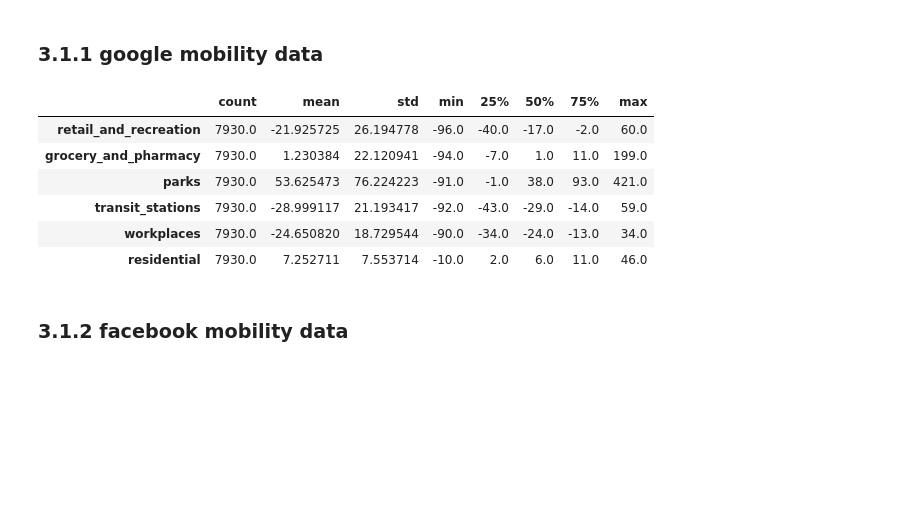
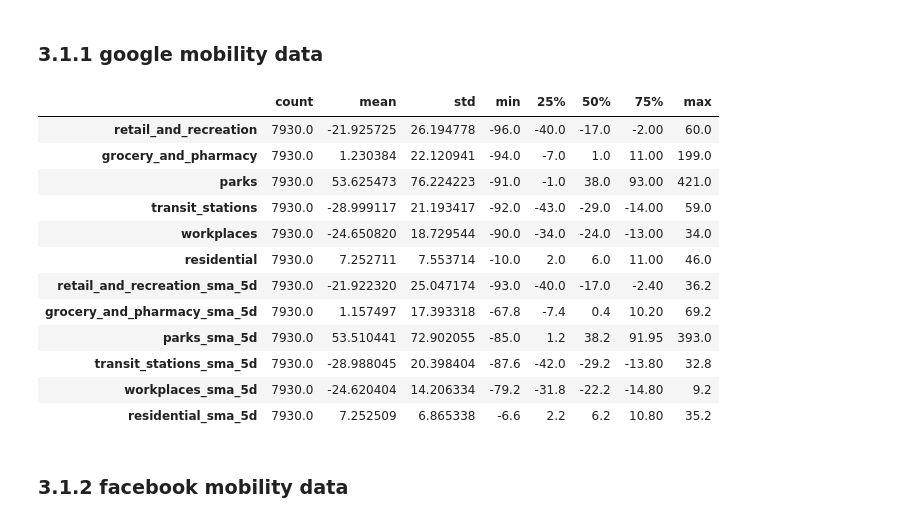
Before and after one commit to KevinSpurk/P03-how-to-predict-a-pandemic, a Jupyter notebook: P03_predict_covid19.ipynb, the cells around one changed output. Cells and saved outputs as stored; diff of their text form; code cells hidden in the pictures; blank space fills up the shorter version.

```diff
--- a/P03_predict_covid19.ipynb
+++ b/P03_predict_covid19.ipynb
@@ -440,19 +440,18 @@ data_g_mob['date'].isna().sum()
 0
 # %%
 # clean column names
-data_g_mob.columns = data_g_mob.columns.str.replace('_percent_change_from_baseline', '')
+data_mobility.columns = data_mobility.columns.str.replace('_percent_change_from_baseline', '')
 
 # rename country_region_code column
-g_mob_columns = list(data_g_mob.columns.values)
-
+g_mob_columns = list(data_mobility.columns.values)
 g_mob_new_columns = {col:col for col in g_mob_columns}
 g_mob_new_columns['country_region_code'] = 'location'
 
-data_g_mob = data_g_mob.rename(columns=g_mob_new_columns)
+data_mobility = data_mobility.rename(columns=g_mob_new_columns)
 
 # rename locations into iso3 format
 for key, val in tgt_countries.items():
-    for i in range(len(data_g_mob)):
-        if key == data_g_mob['location'].iloc[i]:
-            data_g_mob['location'].iloc[i] = val[2]
+    for i in range(len(data_mobility)):
+        if key == data_mobility['location'].iloc[i]:
+            data_mobility['location'].iloc[i] = val[2]
 # %%
@@ -483,5 +484,5 @@ g_mob_timeframe
 | 12 | SWE | 2020-02-15 | 2021-11-17 | 642 | 642 |
 # %%
 # picking only df entries between Mar 2020 and Oct 2021
-data_g_mob = df_timeframe_limit(data_g_mob, 'date', '2020-03-01', '2021-10-31')
+data_mobility = df_timeframe_limit(data_mobility, 'date', '2020-03-01', '2021-10-31')
 # %%
@@ -514,4 +510,4 @@ data_g_mob[data_g_mob['grocery_and_pharmacy'].isna()]
 # %%
 # interpolating null values
-g_mob_full = timeseries_interpolation_clustered(df=data_g_mob, timeframe='date', cluster_by='location', method='polynomial', order=2)
+data_mobility = timeseries_interpolation_clustered(df=data_mobility, timeframe='date', cluster_by='location', method='polynomial', order=2)
 # %%
@@ -529,16 +525,11 @@ dtype: int64
 # %% [markdown]
 ### 2.1.4 feature additions
 # %%
-from pyf.preprocessing import timeseries_clustered_sma, df_date_to_season
+# add season column
+data_mobility = df_date_to_season(data_mobility, 'date')
 
 # add columns with simple moving averages (5 days) of features
-g_mob_full = timeseries_clustered_sma(df=g_mob_full, columns=sma_columns, cluster_by='location', timeframe='date', nod=5)
+data_mobility_sma = timeseries_clustered_sma(df=data_mobility, cluster_by='location', timeframe='date', nod=5)
 
-# TODO
-
-# interpolation of first 4 days in sma columns
-
-
-
-# add season column
-g_mob_full = df_date_to_season(g_mob_full, 'date')
+# interpolation of NaNs in first 4 days in sma columns
+data_mobility_sma = timeseries_interpolation_clustered(df=data_mobility_sma, timeframe='date', cluster_by='location', method='backfill', limit_direction='backward')
@@ -876,15 +883,21 @@ g_trends_covid.head()
 # %% [markdown]
 ### 3.1.1 google mobility data
 # %%
-g_mob_full.describe().T
+data_mobility_sma.describe().T
 # %% [output]
 |  | count | mean | std | min | 25% | 50% | 75% | max |
-| retail_and_recreation | 7930.0 | -21.925725 | 26.194778 | -96.0 | -40.0 | -17.0 | -2.0 | 60.0 |
-| grocery_and_pharmacy | 7930.0 | 1.230384 | 22.120941 | -94.0 | -7.0 | 1.0 | 11.0 | 199.0 |
-| parks | 7930.0 | 53.625473 | 76.224223 | -91.0 | -1.0 | 38.0 | 93.0 | 421.0 |
-| transit_stations | 7930.0 | -28.999117 | 21.193417 | -92.0 | -43.0 | -29.0 | -14.0 | 59.0 |
-| workplaces | 7930.0 | -24.650820 | 18.729544 | -90.0 | -34.0 | -24.0 | -13.0 | 34.0 |
-| residential | 7930.0 | 7.252711 | 7.553714 | -10.0 | 2.0 | 6.0 | 11.0 | 46.0 |
+| retail_and_recreation | 7930.0 | -21.925725 | 26.194778 | -96.0 | -40.0 | -17.0 | -2.00 | 60.0 |
+| grocery_and_pharmacy | 7930.0 | 1.230384 | 22.120941 | -94.0 | -7.0 | 1.0 | 11.00 | 199.0 |
+| parks | 7930.0 | 53.625473 | 76.224223 | -91.0 | -1.0 | 38.0 | 93.00 | 421.0 |
+| transit_stations | 7930.0 | -28.999117 | 21.193417 | -92.0 | -43.0 | -29.0 | -14.00 | 59.0 |
+| workplaces | 7930.0 | -24.650820 | 18.729544 | -90.0 | -34.0 | -24.0 | -13.00 | 34.0 |
+| residential | 7930.0 | 7.252711 | 7.553714 | -10.0 | 2.0 | 6.0 | 11.00 | 46.0 |
+| retail_and_recreation_sma_5d | 7930.0 | -21.922320 | 25.047174 | -93.0 | -40.0 | -17.0 | -2.40 | 36.2 |
+| grocery_and_pharmacy_sma_5d | 7930.0 | 1.157497 | 17.393318 | -67.8 | -7.4 | 0.4 | 10.20 | 69.2 |
+| parks_sma_5d | 7930.0 | 53.510441 | 72.902055 | -85.0 | 1.2 | 38.2 | 91.95 | 393.0 |
+| transit_stations_sma_5d | 7930.0 | -28.988045 | 20.398404 | -87.6 | -42.0 | -29.2 | -13.80 | 32.8 |
+| workplaces_sma_5d | 7930.0 | -24.620404 | 14.206334 | -79.2 | -31.8 | -22.2 | -14.80 | 9.2 |
+| residential_sma_5d | 7930.0 | 7.252509 | 6.865338 | -6.6 | 2.2 | 6.2 | 10.80 | 35.2 |
 # %% [markdown]
 ### 3.1.2 facebook mobility data
 # %% [markdown]
```
Also changed, not shown: parts of 42 cells of this notebook, 2 other files.
